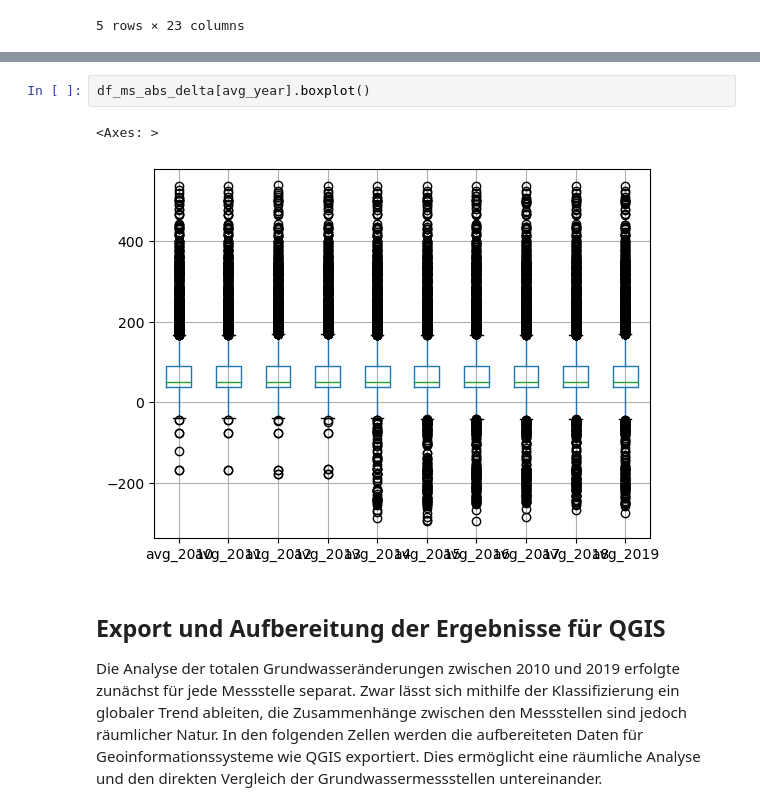
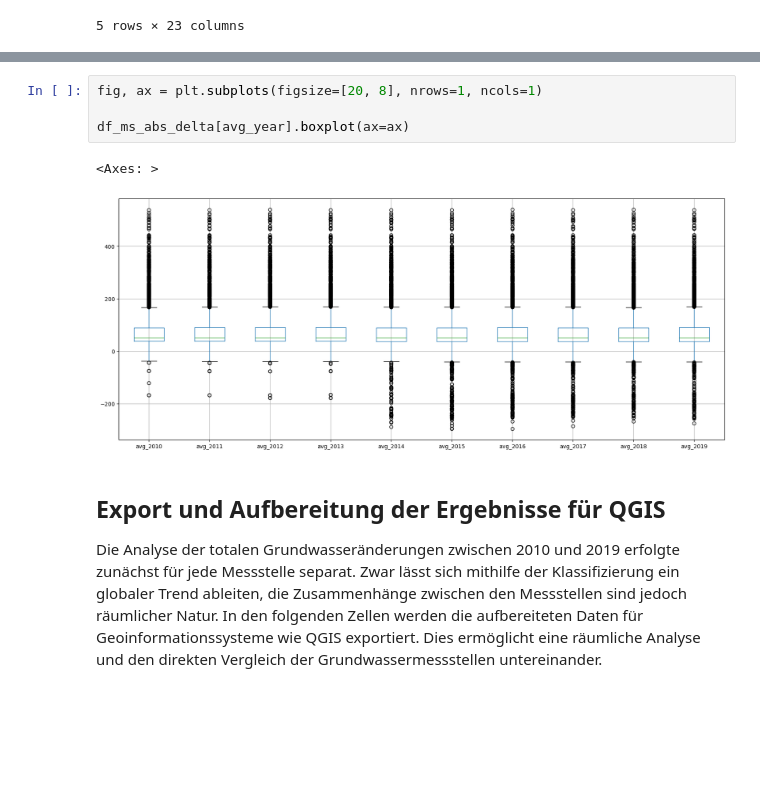
Before and after one commit to Maurinus83/DPP-GroundwaterNRW, a Jupyter notebook: notebooks/03_analysis_total_trend.ipynb, the cells around one changed output, grey strips where cells are left out. Saved outputs shown, nothing was run; the diff lists cells and outputs as text; blank space fills up the shorter version.

```diff
--- a/notebooks/03_analysis_total_trend.ipynb
+++ b/notebooks/03_analysis_total_trend.ipynb
@@ -231,8 +232,10 @@ for axes in range(2):
 # %%
-df_ms_abs_delta[avg_year].boxplot()
+fig, ax = plt.subplots(figsize=[20, 8], nrows=1, ncols=1)
+
+df_ms_abs_delta[avg_year].boxplot(ax=ax)
 # %% [output]
 <Axes: >
-[figure, old version]
+[figure, new version]
 # %% [markdown]
 ## Export und Aufbereitung der Ergebnisse für QGIS
 Die Analyse der totalen Grundwasseränderungen zwischen 2010 und 2019 erfolgte zunächst für jede Messstelle separat. Zwar lässt sich mithilfe der Klassifizierung ein globaler Trend ableiten, die Zusammenhänge zwischen den Messstellen sind jedoch räumlicher Natur. In den folgenden Zellen werden die aufbereiteten Daten für Geoinformationssysteme wie QGIS exportiert. Dies ermöglicht eine räumliche Analyse und den direkten Vergleich der Grundwassermessstellen untereinander.
```
Also changed, not shown: parts of 2 cells of this notebook, 4 other files.
